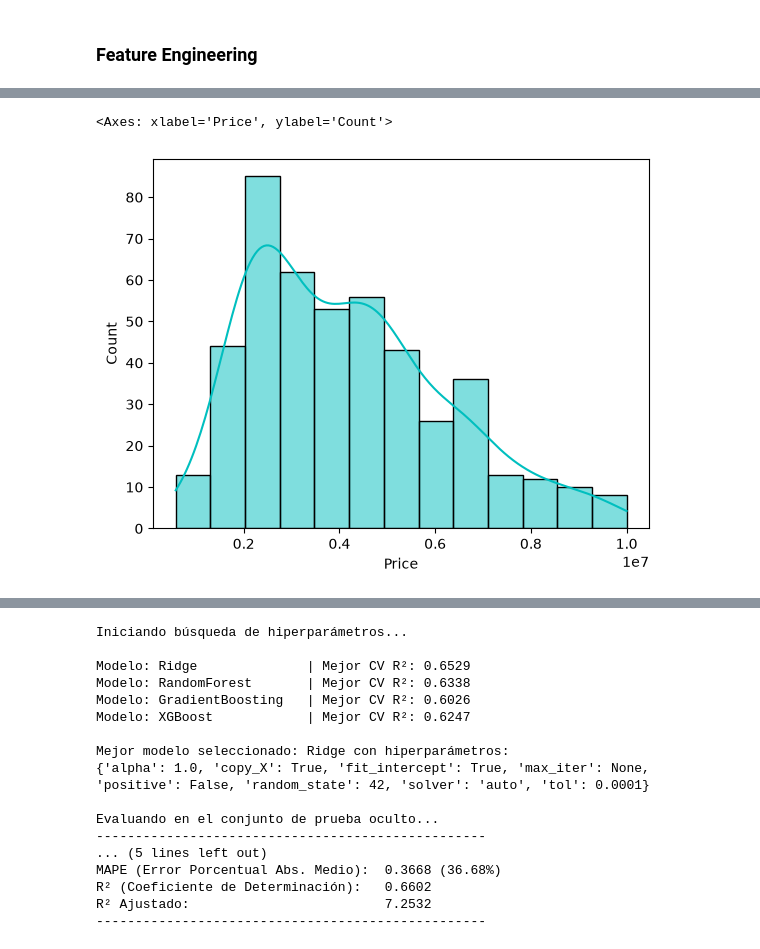
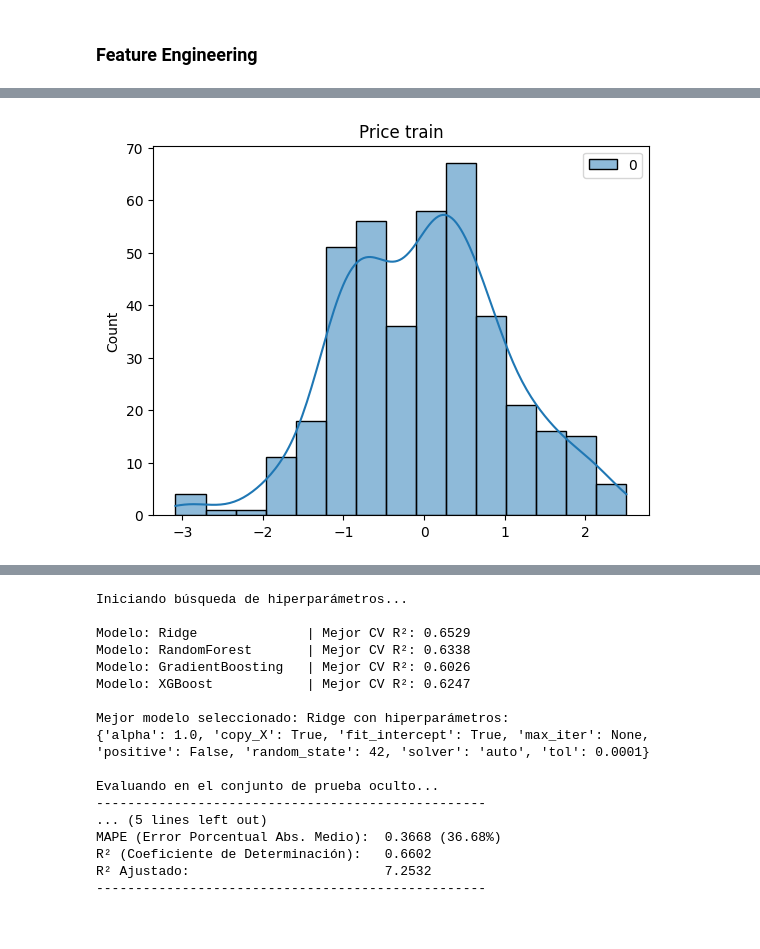
Before and after one commit to gamerOZZY/Zacah_Valuer, a Jupyter notebook: notebooks/inmuebles24/first_feature_engineering.ipynb, the cells around one changed output, grey strips where cells are left out. Cells and saved outputs as stored; diff of their text form; code cells hidden in the pictures.

```diff
--- a/notebooks/inmuebles24/first_feature_engineering.ipynb
+++ b/notebooks/inmuebles24/first_feature_engineering.ipynb
@@ -60,8 +35,18 @@ Name: Price, dtype: float64
-# %%
-import seaborn as sns
-sns.histplot(data=prueba, x='Price', color='c', kde=True)
-# %% [output]
-<Axes: xlabel='Price', ylabel='Count'>
-[figure, removed]
-# %%
-datos = prueba
+# %%
+from sklearn.model_selection import train_test_split
+
+x = datos.drop(columns=['Price'])
+y = datos['Price']
+
+x_train, x_test, y_train, y_test = train_test_split(x,y, train_size=0.8, random_state=777, shuffle=True)
+# %%
+from sklearn.preprocessing import PowerTransformer
+pt_price = PowerTransformer(method='box-cox', standardize=True)
+y_train =  pt_price.fit_transform(y_train.to_frame())
+# %%
+import seaborn as sns
+sns.histplot(data=y_train, color='c', kde=True)
+plt.title('Price train')
+plt.show()
+# %% [output]
+[figure, added]
```
Also changed, not shown: parts of 8 cells of this notebook.
